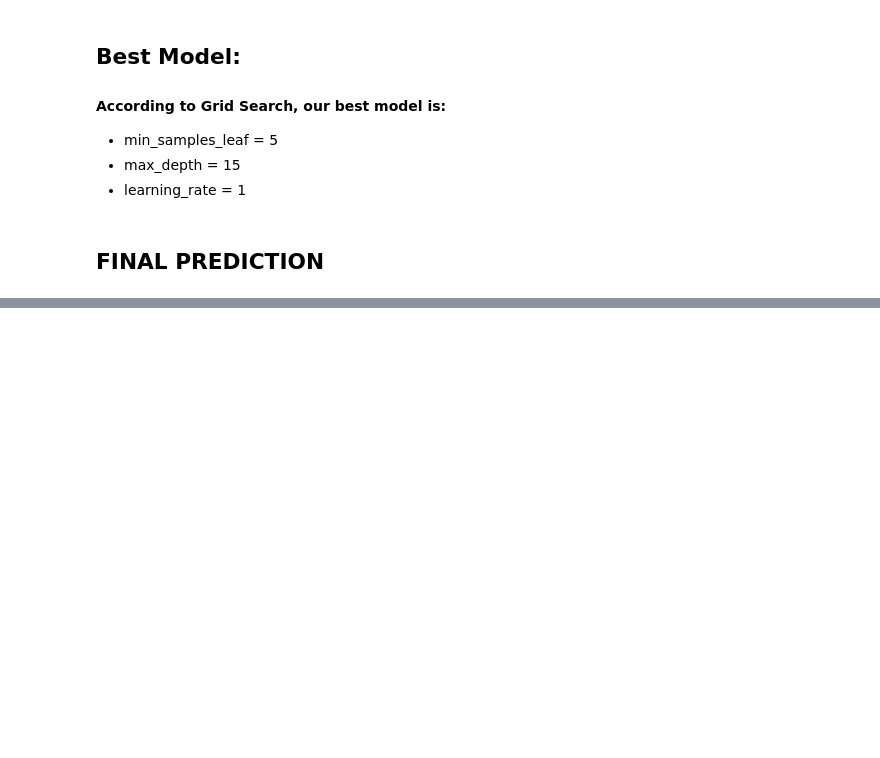
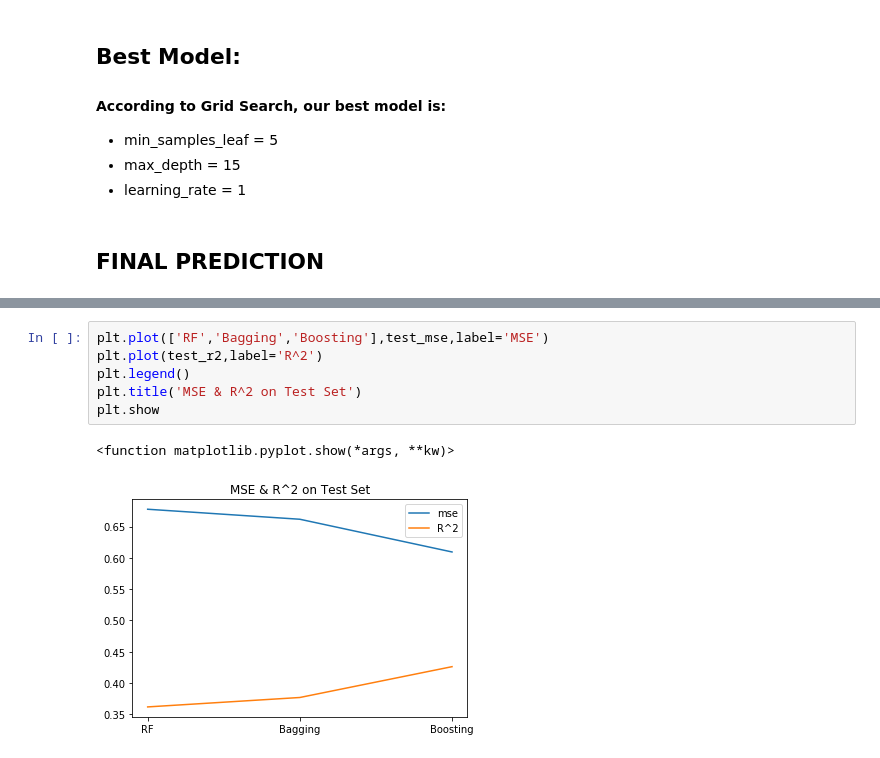
Before and after one commit to meenmo/Forecasting_Stock_Returns_via_Supervised_Learning, a Jupyter notebook: Code/AAT-DT_v6.ipynb, the cells around one changed output, grey strips where cells are left out. Saved outputs shown, nothing was run; the diff lists cells and outputs as text; blank space fills up the shorter version.

```diff
--- a/Code/AAT-DT_v6.ipynb
+++ b/Code/AAT-DT_v6.ipynb
@@ -1299,3 +1328,12 @@ r2 on Test: 0.4145684929315667
+# %%
+plt.plot(['RF','Bagging','Boosting'],test_mse,label='MSE')
+plt.plot(test_r2,label='R^2')
+plt.legend()
+plt.title('MSE & R^2 on Test Set')
+plt.show
+# %% [output]
+<function matplotlib.pyplot.show(*args, **kw)>
+[figure, added]
 # %%
 # plot best model which is boosting
 plt.plot(sc.inverse_transform(np.array(y_test)))
```
Also changed, not shown: parts of 19 cells of this notebook.
